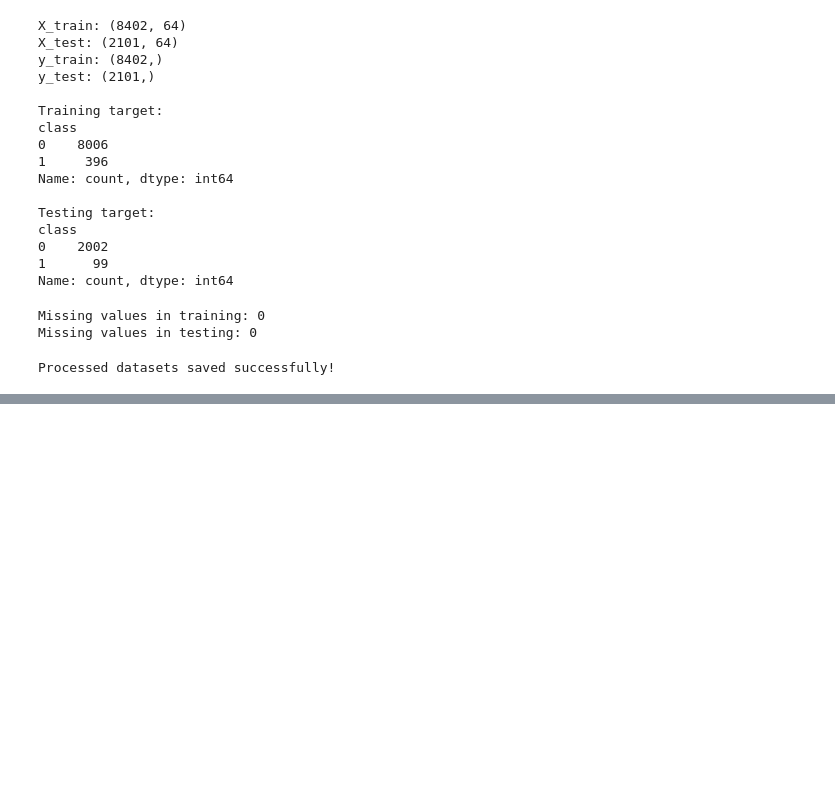
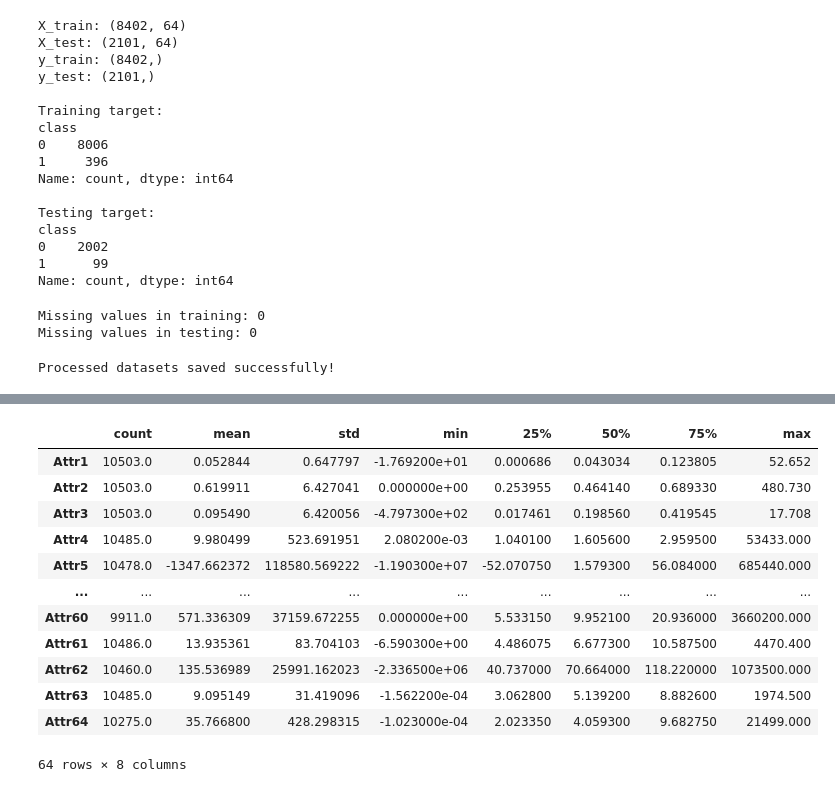
Before and after one commit to luna212022/Corporate-Bankruptcy-Prediction, a Jupyter notebook: notebooks/bankruptcy_prediction.ipynb, the cells around one changed output, grey strips where cells are left out. Drawn from its saved outputs; the diff is of its cells as text; code cells hidden in the pictures; blank space fills up the shorter version.

```diff
--- a/notebooks/bankruptcy_prediction.ipynb
+++ b/notebooks/bankruptcy_prediction.ipynb
@@ -234,0 +281,16 @@ Processed datasets saved successfully!
+# %%
+X.describe().T
+# %% [output]
+|  | count | mean | std | min | 25% | 50% | 75% | max |
+| Attr1 | 10503.0 | 0.052844 | 0.647797 | -1.769200e+01 | 0.000686 | 0.043034 | 0.123805 | 52.652 |
+| Attr2 | 10503.0 | 0.619911 | 6.427041 | 0.000000e+00 | 0.253955 | 0.464140 | 0.689330 | 480.730 |
+| Attr3 | 10503.0 | 0.095490 | 6.420056 | -4.797300e+02 | 0.017461 | 0.198560 | 0.419545 | 17.708 |
+| Attr4 | 10485.0 | 9.980499 | 523.691951 | 2.080200e-03 | 1.040100 | 1.605600 | 2.959500 | 53433.000 |
+| Attr5 | 10478.0 | -1347.662372 | 118580.569222 | -1.190300e+07 | -52.070750 | 1.579300 | 56.084000 | 685440.000 |
+| ... | ... | ... | ... | ... | ... | ... | ... | ... |
+| Attr60 | 9911.0 | 571.336309 | 37159.672255 | 0.000000e+00 | 5.533150 | 9.952100 | 20.936000 | 3660200.000 |
+| Attr61 | 10486.0 | 13.935361 | 83.704103 | -6.590300e+00 | 4.486075 | 6.677300 | 10.587500 | 4470.400 |
+| Attr62 | 10460.0 | 135.536989 | 25991.162023 | -2.336500e+06 | 40.737000 | 70.664000 | 118.220000 | 1073500.000 |
+| Attr63 | 10485.0 | 9.095149 | 31.419096 | -1.562200e-04 | 3.062800 | 5.139200 | 8.882600 | 1974.500 |
+| Attr64 | 10275.0 | 35.766800 | 428.298315 | -1.023000e-04 | 2.023350 | 4.059300 | 9.682750 | 21499.000 |
+64 rows × 8 columns
```
Also changed, not shown: parts of 4 cells of this notebook, 2 other files.
